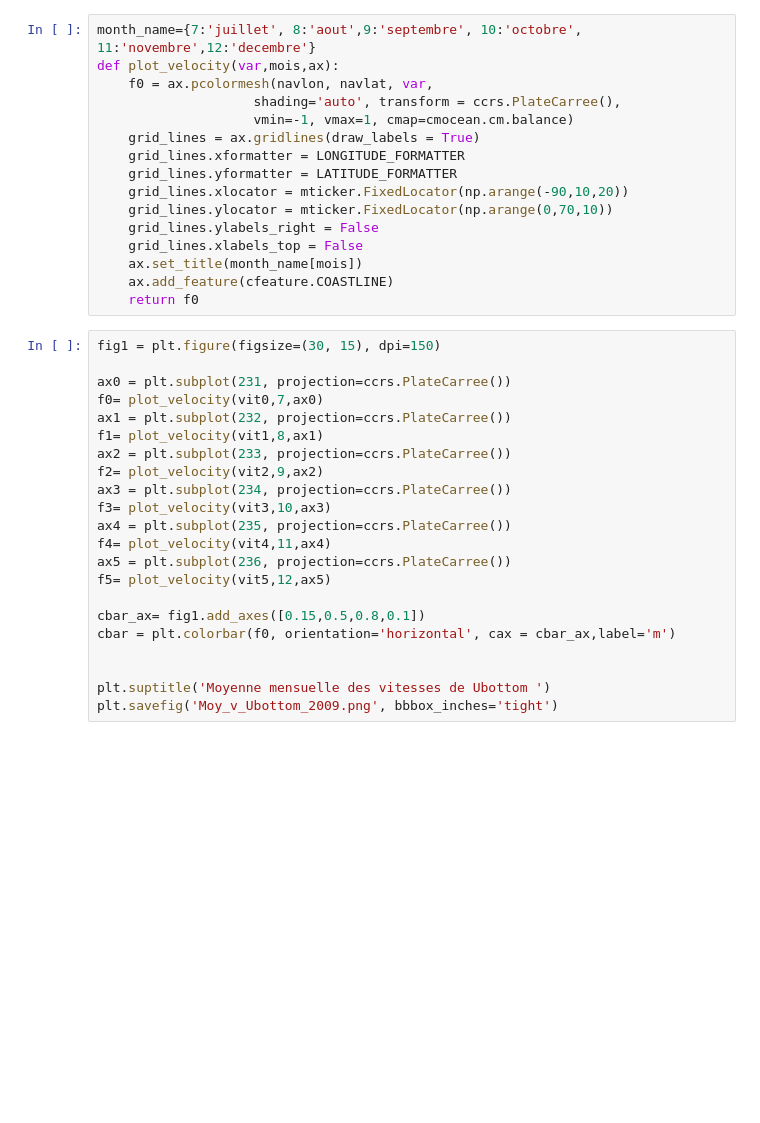
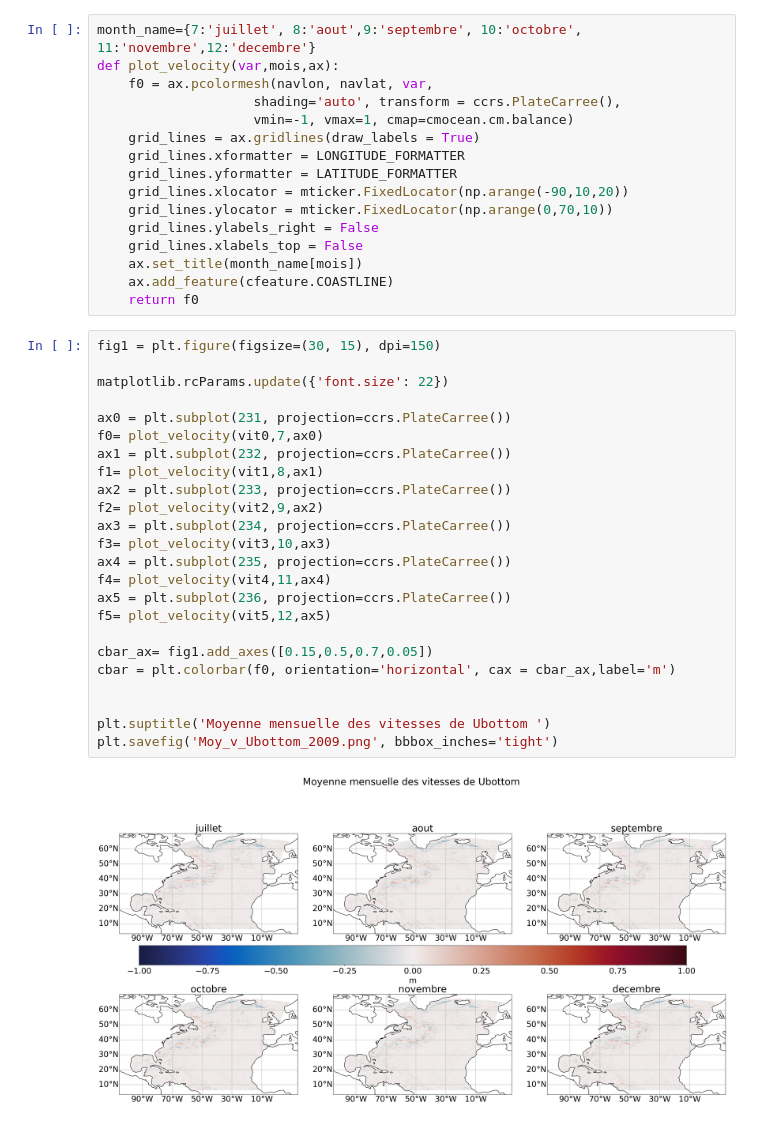
Before and after one commit to roussilh/Bathy, a Jupyter notebook: Moyenne Ubottom des mois de juillet 2009 au mois de décembre 2009-Copy1.ipynb, the cells around one changed output. Cells and saved outputs as stored; diff of their text form; blank space fills up the shorter version.

```diff
--- a/Moyenne Ubottom des mois de juillet 2009 au mois de décembre 2009-Copy1.ipynb
+++ b/Moyenne Ubottom des mois de juillet 2009 au mois de décembre 2009-Copy1.ipynb
@@ -57,23 +57,27 @@ def plot_velocity(var,mois,ax):
     return f0
 # %%
 fig1 = plt.figure(figsize=(30, 15), dpi=150)
+
+matplotlib.rcParams.update({'font.size': 22})
 
 ax0 = plt.subplot(231, projection=ccrs.PlateCarree())
 f0= plot_velocity(vit0,7,ax0)
 ax1 = plt.subplot(232, projection=ccrs.PlateCarree())
 f1= plot_velocity(vit1,8,ax1)
 ax2 = plt.subplot(233, projection=ccrs.PlateCarree())
 f2= plot_velocity(vit2,9,ax2)
 ax3 = plt.subplot(234, projection=ccrs.PlateCarree())
 f3= plot_velocity(vit3,10,ax3)
 ax4 = plt.subplot(235, projection=ccrs.PlateCarree())
 f4= plot_velocity(vit4,11,ax4)
 ax5 = plt.subplot(236, projection=ccrs.PlateCarree())
 f5= plot_velocity(vit5,12,ax5)
 
-cbar_ax= fig1.add_axes([0.15,0.5,0.8,0.1])
+cbar_ax= fig1.add_axes([0.15,0.5,0.7,0.05])
 cbar = plt.colorbar(f0, orientation='horizontal', cax = cbar_ax,label='m')
 
 
 plt.suptitle('Moyenne mensuelle des vitesses de Ubottom ')
 plt.savefig('Moy_v_Ubottom_2009.png', bbbox_inches='tight')
+# %% [output]
+[figure, added]
```
Also changed, not shown: parts of 1 cell of this notebook, 24 other files.
